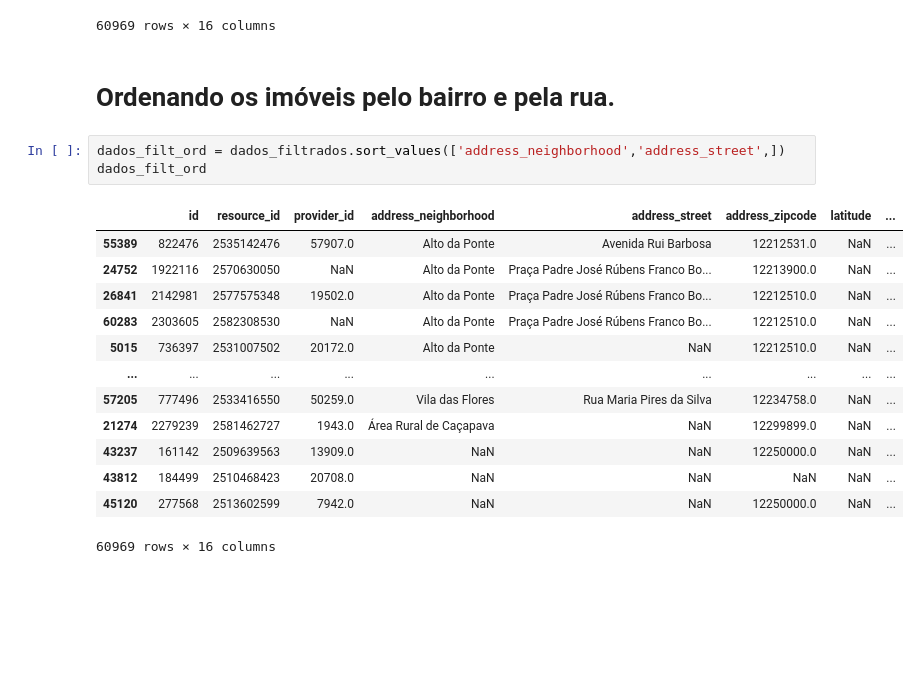
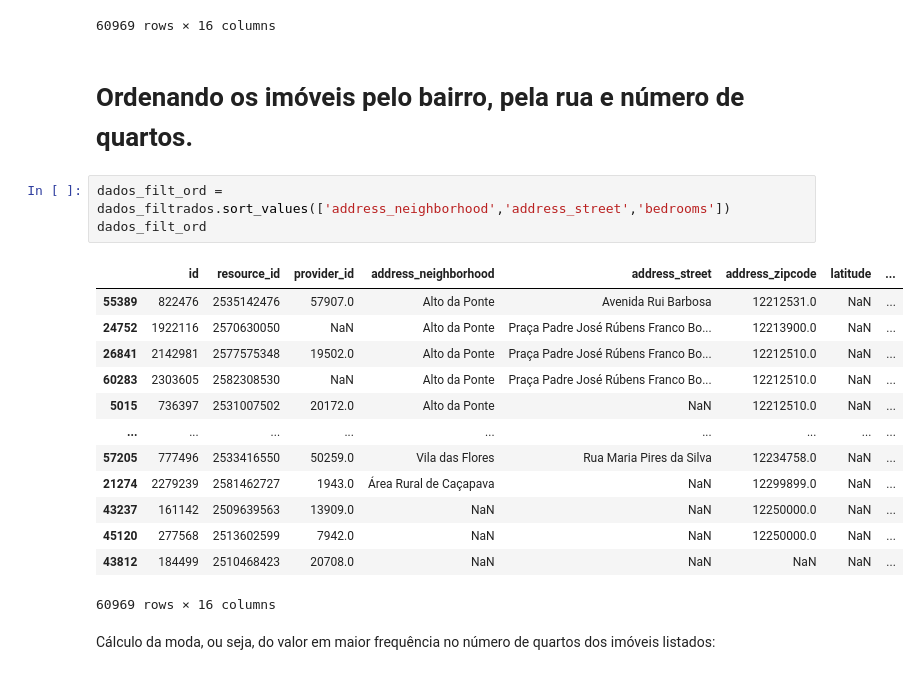
Before and after one commit to fabiollg/PI-4_Predicao_Valores_Imoveis_SJC, a Jupyter notebook: PI_4_Predicao_Valores_Imoveis_SJC.ipynb, the cells around one changed output. Cells and saved outputs as stored; diff of their text form; blank space fills up the shorter version.

```diff
--- a/PI_4_Predicao_Valores_Imoveis_SJC.ipynb
+++ b/PI_4_Predicao_Valores_Imoveis_SJC.ipynb
@@ -82,21 +82,23 @@ dados_filtrados
 | 60968 | 1589985 | 2559464159 | 65905.0 | Jardim Satélite | NaN | 12230060.0 | NaN | ... |
 60969 rows × 16 columns
 # %% [markdown]
-# Ordenando os imóveis pelo bairro e pela rua.
+# Ordenando os imóveis pelo bairro, pela rua e número de quartos.
 # %%
-dados_filt_ord = dados_filtrados.sort_values(['address_neighborhood','address_street',])
+dados_filt_ord = dados_filtrados.sort_values(['address_neighborhood','address_street','bedrooms'])
 dados_filt_ord
 # %% [output]
 |  | id | resource_id | provider_id | address_neighborhood | address_street | address_zipcode | latitude | ... |
 | 55389 | 822476 | 2535142476 | 57907.0 | Alto da Ponte | Avenida Rui Barbosa | 12212531.0 | NaN | ... |
 | 24752 | 1922116 | 2570630050 | NaN | Alto da Ponte | Praça Padre José Rúbens Franco Bo... | 12213900.0 | NaN | ... |
 | 26841 | 2142981 | 2577575348 | 19502.0 | Alto da Ponte | Praça Padre José Rúbens Franco Bo... | 12212510.0 | NaN | ... |
 | 60283 | 2303605 | 2582308530 | NaN | Alto da Ponte | Praça Padre José Rúbens Franco Bo... | 12212510.0 | NaN | ... |
 | 5015 | 736397 | 2531007502 | 20172.0 | Alto da Ponte | NaN | 12212510.0 | NaN | ... |
 | ... | ... | ... | ... | ... | ... | ... | ... | ... |
 | 57205 | 777496 | 2533416550 | 50259.0 | Vila das Flores | Rua Maria Pires da Silva | 12234758.0 | NaN | ... |
 | 21274 | 2279239 | 2581462727 | 1943.0 | Área Rural de Caçapava | NaN | 12299899.0 | NaN | ... |
 | 43237 | 161142 | 2509639563 | 13909.0 | NaN | NaN | 12250000.0 | NaN | ... |
+| 45120 | 277568 | 2513602599 | 7942.0 | NaN | NaN | 12250000.0 | NaN | ... |
 | 43812 | 184499 | 2510468423 | 20708.0 | NaN | NaN | NaN | NaN | ... |
-| 45120 | 277568 | 2513602599 | 7942.0 | NaN | NaN | 12250000.0 | NaN | ... |
 60969 rows × 16 columns
+# %% [markdown]
+Cálculo da moda, ou seja, do valor em maior frequência no número de quartos dos imóveis listados:
```
Also changed, not shown: parts of 5 cells of this notebook.
